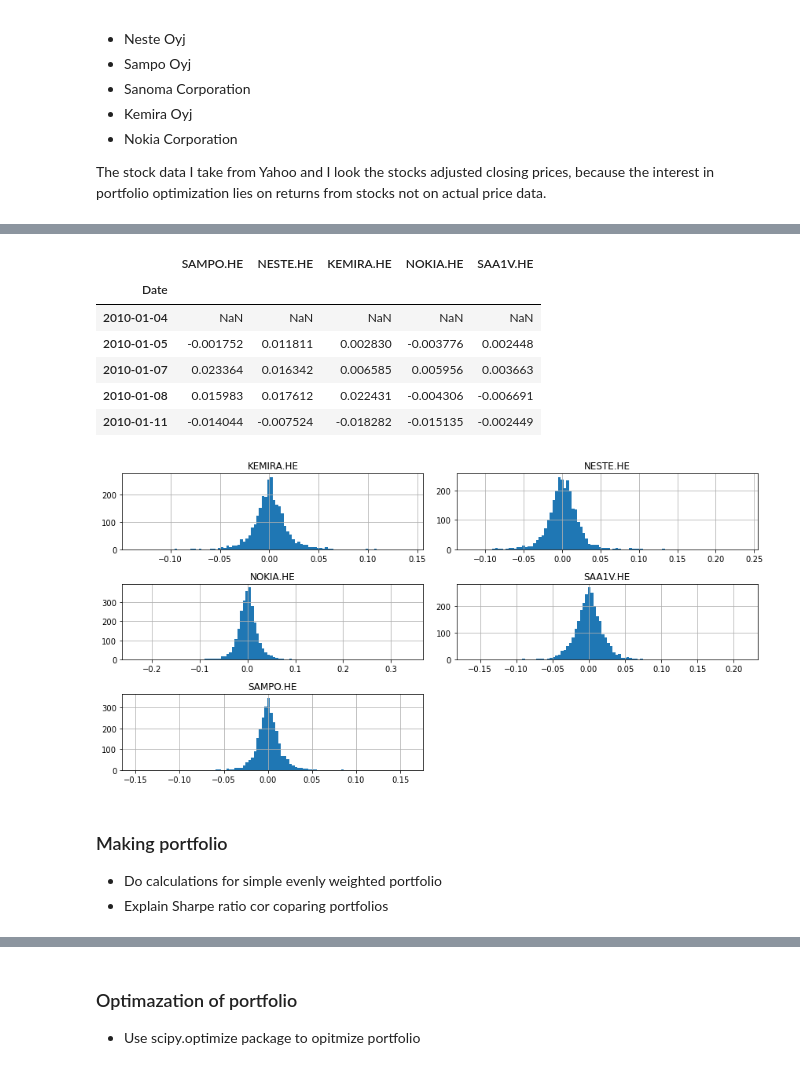
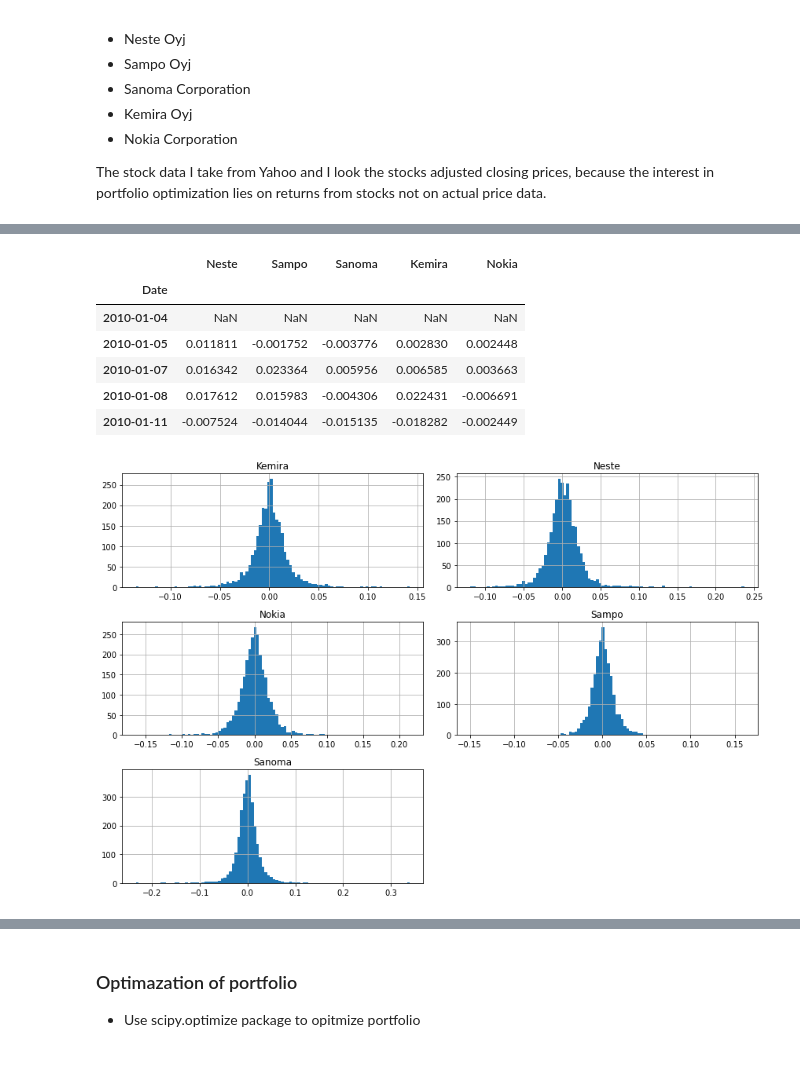
Before and after one commit to sarogov/basic-stock-analysis, a Jupyter notebook: Optimization_of_a_portfolio.ipynb, the cells around one changed output, grey strips where cells are left out. Cells and saved outputs as stored; diff of their text form; code cells hidden in the pictures.

```diff
--- a/Optimization_of_a_portfolio.ipynb
+++ b/Optimization_of_a_portfolio.ipynb
@@ -26,5 +26,6 @@ stocks = pd.DataFrame()
 for t in tickers:
     stocks[t] = web.DataReader(t, data_source='yahoo', start = '2010-1-1')['Adj Close']
 
+stocks.columns = ['Neste', 'Sampo', 'Sanoma', 'Kemira', 'Nokia']
 stocks.tail()
 # %% [output]
@@ -51,5 +52,2 @@ Data columns (total 5 columns):
 dtypes: float64(5)
 memory usage: 125.6 KB
-# %%
-stocks.dropna(inplace = True)
-stocks.info()
@@ -78,20 +72,17 @@ $$\text {daily return} = \frac{\text{stock's adjusted close today}}{\text{stock'
 # %%
 simple_daily_returns = stocks/stocks.shift(1) - 1
+
 simple_daily_returns.head()
 # %% [output]
-|  | SAMPO.HE | NESTE.HE | KEMIRA.HE | NOKIA.HE | SAA1V.HE |
+|  | Neste | Sampo | Sanoma | Kemira | Nokia |
 | Date |  |  |  |  |  |
 | 2010-01-04 | NaN | NaN | NaN | NaN | NaN |
-| 2010-01-05 | -0.001752 | 0.011811 | 0.002830 | -0.003776 | 0.002448 |
-| 2010-01-07 | 0.023364 | 0.016342 | 0.006585 | 0.005956 | 0.003663 |
-| 2010-01-08 | 0.015983 | 0.017612 | 0.022431 | -0.004306 | -0.006691 |
-| 2010-01-11 | -0.014044 | -0.007524 | -0.018282 | -0.015135 | -0.002449 |
+| 2010-01-05 | 0.011811 | -0.001752 | -0.003776 | 0.002830 | 0.002448 |
+| 2010-01-07 | 0.016342 | 0.023364 | 0.005956 | 0.006585 | 0.003663 |
+| 2010-01-08 | 0.017612 | 0.015983 | -0.004306 | 0.022431 | -0.006691 |
+| 2010-01-11 | -0.007524 | -0.014044 | -0.015135 | -0.018282 | -0.002449 |
 # %%
-simple_daily_returns.hist(bins=100, figsize = (12,6))
+simple_daily_returns.hist(bins=100, figsize = (12,8))
 plt.tight_layout();
 # %% [output]
-[figure, old version]
+[figure, new version]
-# %% [markdown]
-### Making portfolio
-* Do calculations for simple evenly weighted portfolio
-* Explain Sharpe ratio cor coparing portfolios
```
Also changed, not shown: parts of 12 cells of this notebook.
